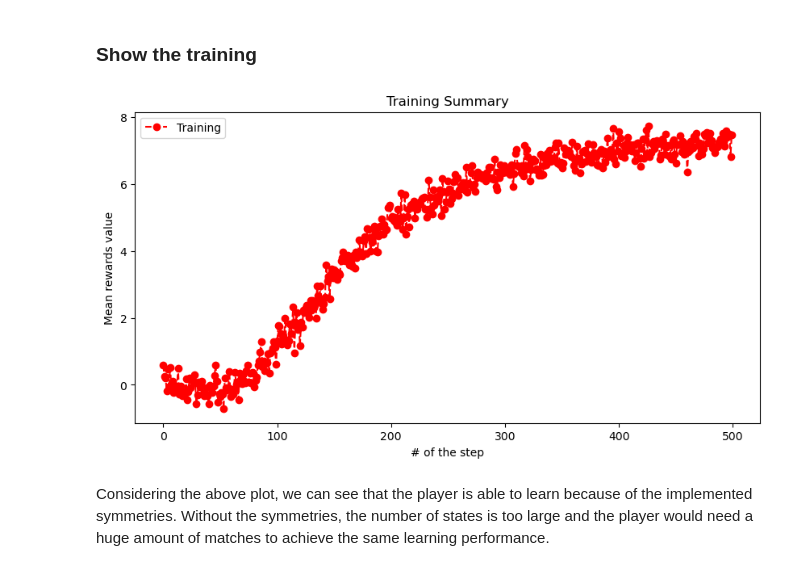
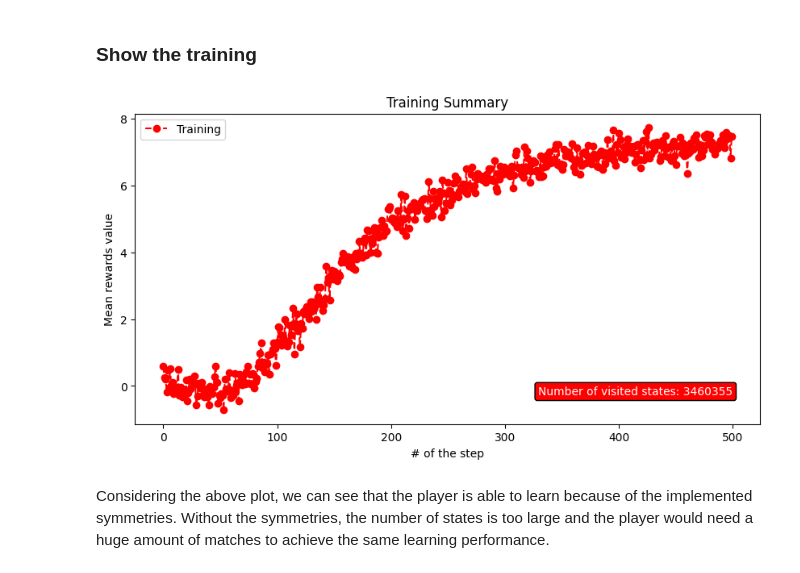
Before and after one commit to FarInHeight/Computational-Intelligence-Project, a Jupyter notebook: project_summary.ipynb, the cells around one changed output. Cells and saved outputs as stored; diff of their text form; code cells hidden in the pictures.

```diff
--- a/project_summary.ipynb
+++ b/project_summary.ipynb
@@ -61,13 +61,13 @@ def plot_training_stats(
     plt.legend()
     # add information text
     plt.text(
-        -0.3,
-        0.1,
-        f'{state_value_dict_size}',
+        500,
+        0,
+        f'Number of visited states: {state_value_dict_size}',
         color="white",
-        bbox=dict(facecolor='steelblue', boxstyle='round,pad=0.3,rounding_size=0.2'),
+        bbox=dict(facecolor='red', boxstyle='round,pad=0.3,rounding_size=0.2'),
         ha='right',
-        va='bottom',
+        va='top',
     )
     # show the plot
     plt.show()
@@ -85,9 +85,9 @@ where $S_{t}$ is the state at time $t$, $\gamma$ is the discount rate and $R_{t+
 # %%
 monte_carlo_rl_player = MonteCarloRLPlayer()
 monte_carlo_rl_player.load('trained_agents/monte_carlo_rl.pkl')
-plot_training_stats(monte_carlo_rl_player.rewards, len(monte_carlo_rl_player._state_values) step_size=1_000)
+plot_training_stats(monte_carlo_rl_player.rewards, len(monte_carlo_rl_player._state_values), step_size=1_000)
 # %% [output]
-[figure, old version]
+[figure, new version]
 # %% [markdown]
 Considering the above plot, we can see that the player is able to learn because of the implemented symmetries. Without the symmetries, the number of states is too large and the player would need a huge amount of matches to achieve the same learning performance.
 # %% [markdown]
```
Also changed, not shown: 1 other file.
